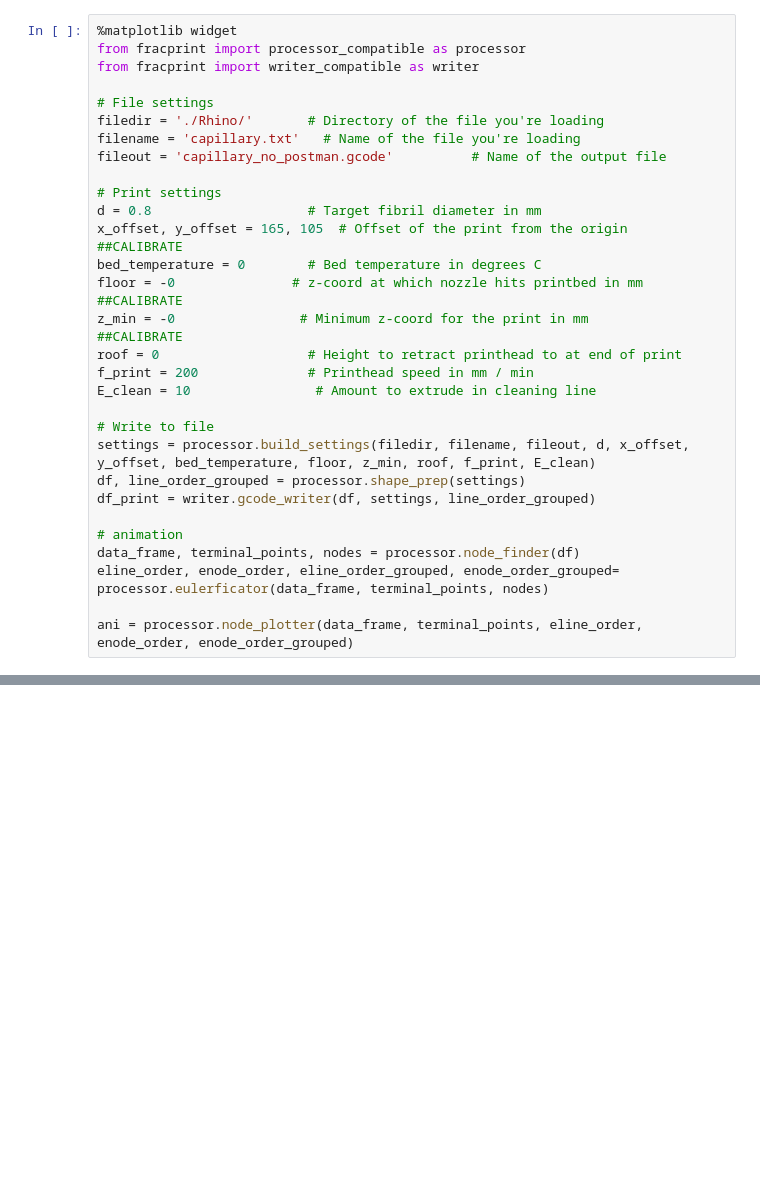
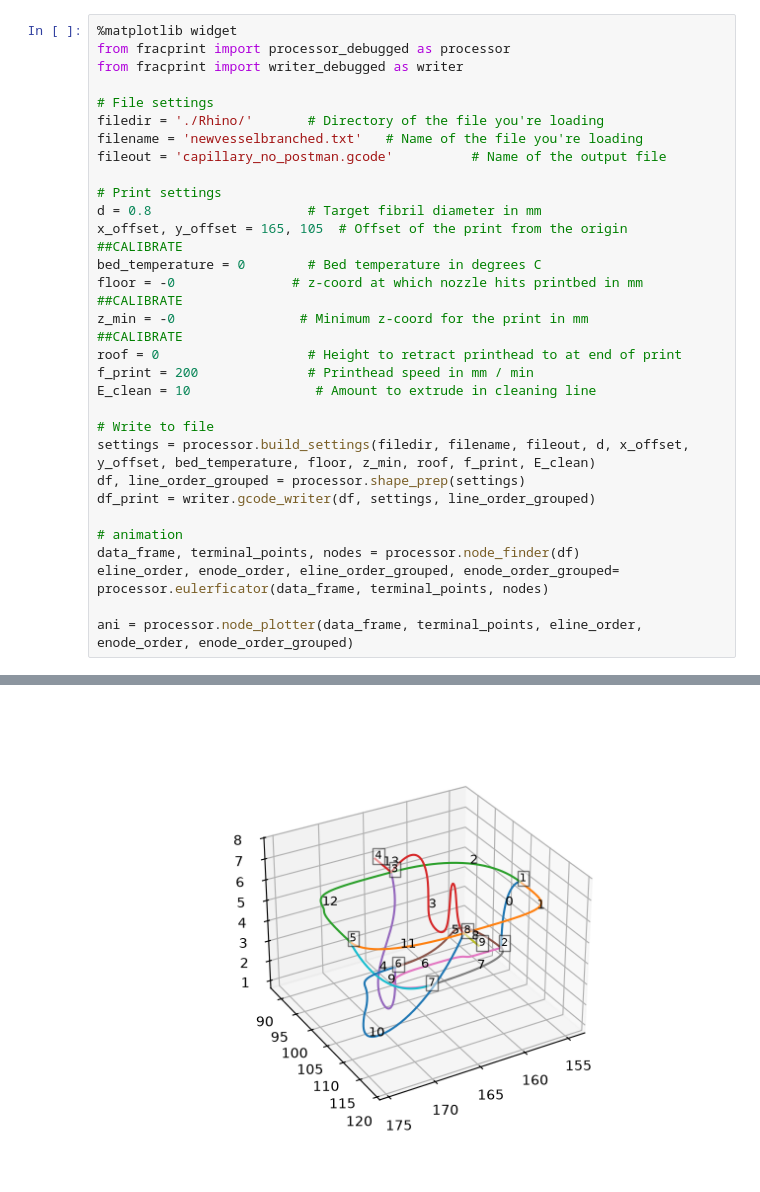
Before and after one commit to joeforth/fractal_slicer, a Jupyter notebook: fractal_slicer_version_debugged.ipynb, the cells around one changed output, grey strips where cells are left out. Saved outputs shown, nothing was run; the diff lists cells and outputs as text; blank space fills up the shorter version.

```diff
--- a/fractal_slicer_version_debugged.ipynb
+++ b/fractal_slicer_version_debugged.ipynb
@@ -1,11 +8,11 @@
 # %%
 %matplotlib widget
-from fracprint import processor_compatible as processor
-from fracprint import writer_compatible as writer
+from fracprint import processor_debugged as processor
+from fracprint import writer_debugged as writer
 
 # File settings
 filedir = './Rhino/'       # Directory of the file you're loading
-filename = 'capillary.txt'   # Name of the file you're loading
+filename = 'newvesselbranched.txt'   # Name of the file you're loading
 fileout = 'capillary_no_postman.gcode'          # Name of the output file
 
 # Print settings
@@ -32,0 +48 @@ ImportError: cannot import name 'processor' from 'fracprint' (unknown location)
+[figure, added]
```
Also changed, not shown: parts of 2 cells of this notebook, 2 other files.
